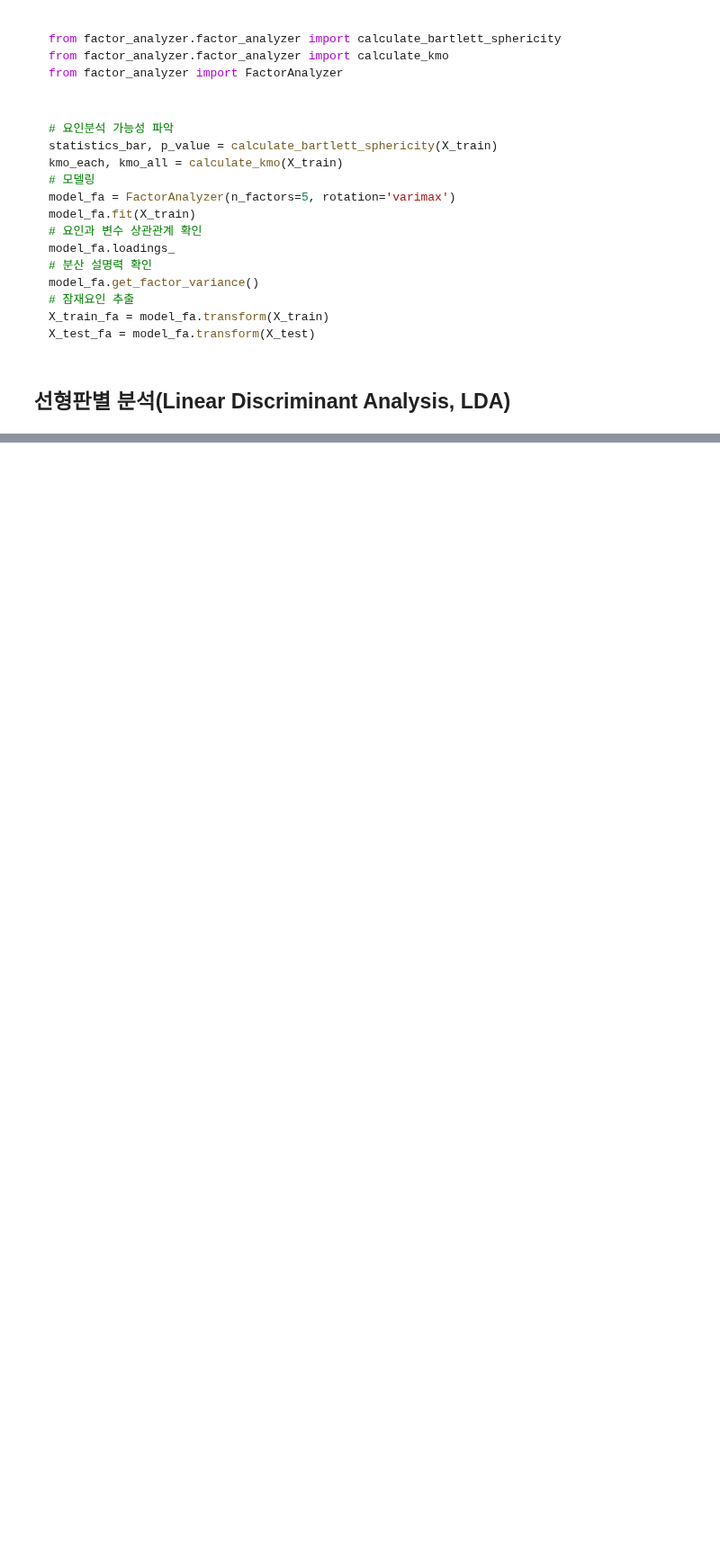
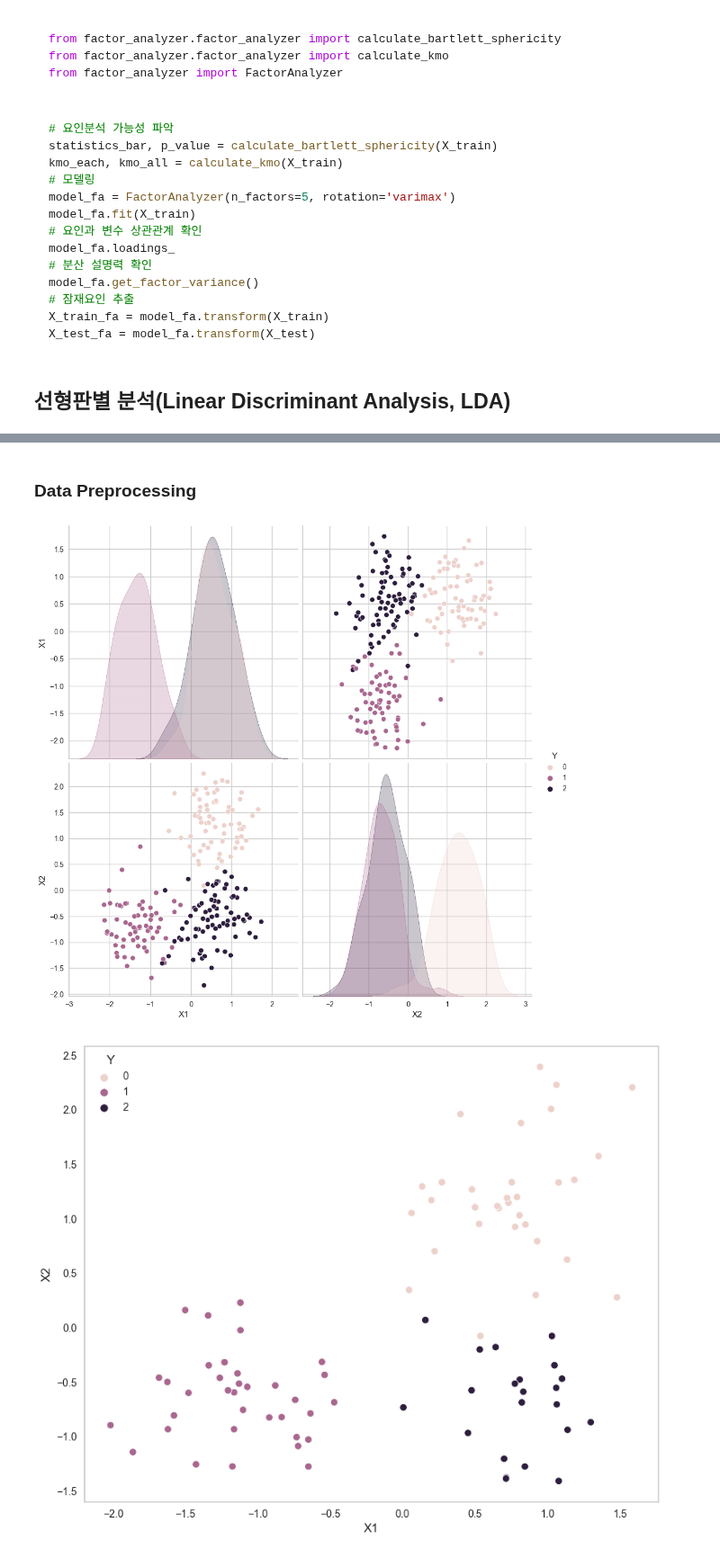
Before and after one commit to ahn283/finance, a Jupyter notebook: machine_learning/unsupervised.ipynb, the cells around one changed output, grey strips where cells are left out. Shown at 90% size. Saved outputs shown, nothing was run; the diff lists cells and outputs as text; code cells hidden in the pictures; blank space fills up the shorter version.

```diff
--- a/machine_learning/unsupervised.ipynb
+++ b/machine_learning/unsupervised.ipynb
@@ -810,0 +1059,31 @@ X_test_fa = model_fa.transform(X_test)
+# %% [markdown]
+### Data Preprocessing
+# %%
+# 예제 데이터 로딩
+X, Y = make_blobs(n_samples=300, centers=[[1, 1], [-1, -1], [1, -1]],
+                  cluster_std=0.5, random_state=123)
+
+# 데이터분리 및 스케일링
+X_train, X_test, Y_train, Y_test = train_test_split(X, Y, train_size=0.7, random_state=123)
+scaler = preprocessing.StandardScaler()
+X_train = scaler.fit_transform(X_train)
+X_test = scaler.fit_transform(X_test)
+
+# 예제 데이터 시각화
+X_label, Y_label = ['X1', 'X2'], ['Y']
+df_train = pd.concat([pd.DataFrame(X_train, columns=X_label),
+                      pd.DataFrame(Y_train, columns=Y_label)], axis=1)
+sns.pairplot(df_train, hue='Y', size=5)
+plt.grid()
+plt.show()
+
+# Test 데이터 시각화
+df_test = pd.concat([pd.DataFrame(X_test, columns=X_label),
+                     pd.DataFrame(Y_test, columns=Y_label)], axis=1)
+plt.figure(figsize=(10, 8))
+sns.scatterplot(x='X1', y='X2', hue='Y', data=df_test)
+plt.grid()
+plt.show()
+# %% [output]
+[figure, added]
+[figure, added]
```
Also changed, not shown: parts of 19 cells of this notebook, 2 other files.
